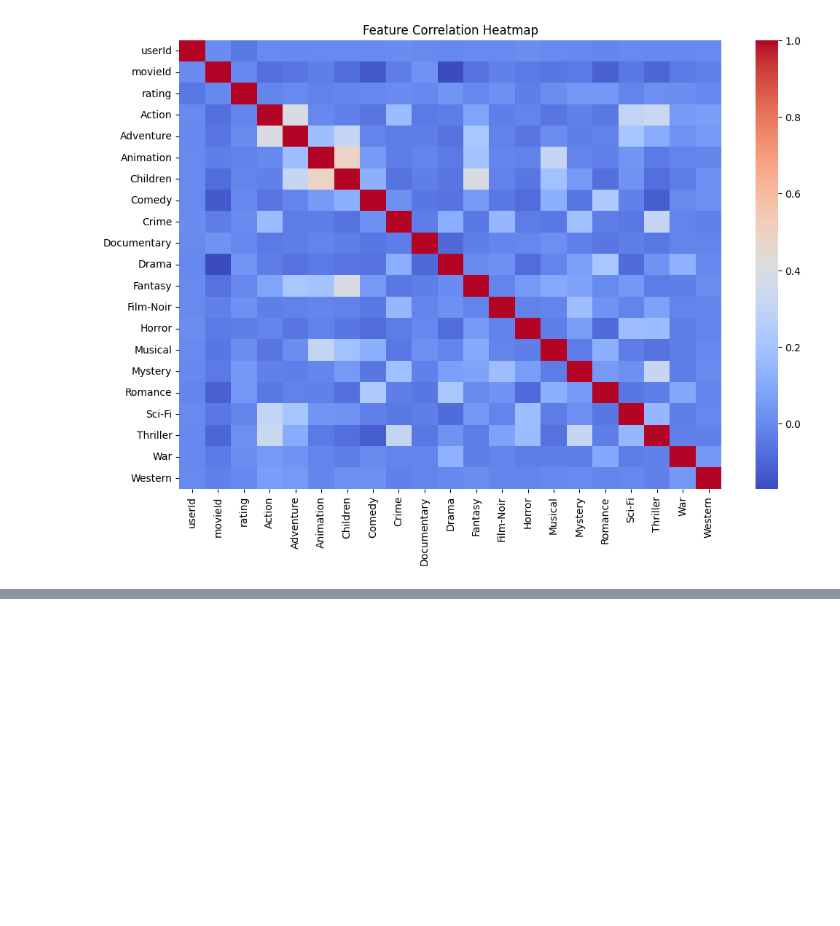
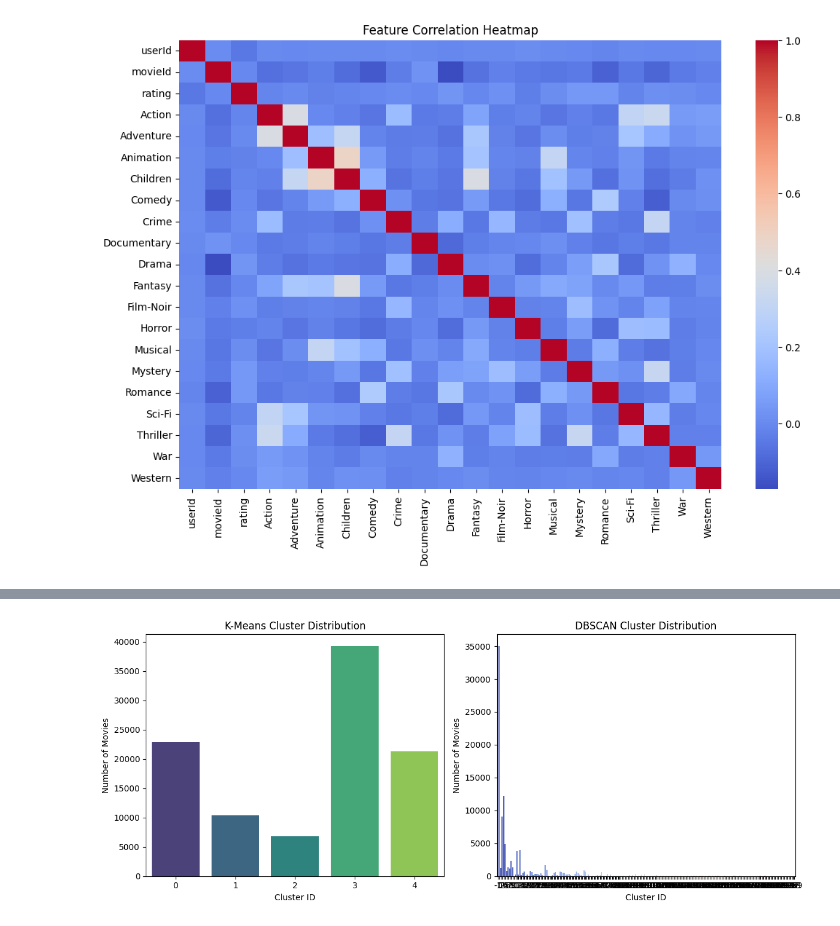
Before and after one commit to rafis-hub/daata_analysisandML, a Jupyter notebook: data_project/MOVIES.ipynb, the cells around one changed output, grey strips where cells are left out. Drawn from its saved outputs; the diff is of its cells as text; code cells hidden in the pictures; blank space fills up the shorter version.

```diff
--- a/data_project/MOVIES.ipynb
+++ b/data_project/MOVIES.ipynb
@@ -404,0 +528,96 @@ Passing `palette` without assigning `hue` is deprecated and will be removed in v
+# %%
+import pandas as pd
+import numpy as np
+import matplotlib.pyplot as plt
+import seaborn as sns
+from sklearn.cluster import KMeans, DBSCAN
+from sklearn.preprocessing import StandardScaler, MinMaxScaler
+from sklearn.decomposition import PCA
+from sklearn.metrics import calinski_harabasz_score, silhouette_score, davies_bouldin_score
+
+
+# Step 2: Clustering Comparison - K-Means vs. DBSCAN
+
+# Reduce Feature Dimensionality with PCA for Faster Clustering
+pca = PCA(n_components=10)
+features_reduced = pca.fit_transform(features_scaled)
+
+# Apply Optimized K-Means
+best_k = 5  # Assuming K=5 from previous analysis
+kmeans = KMeans(n_clusters=best_k, random_state=42, n_init=10)
+kmeans_labels = kmeans.fit_predict(features_reduced)
+
+# Apply Optimized DBSCAN
+best_eps = 0.5  # Use best DBSCAN parameters found earlier
+best_min_samples = 3
+dbscan_opt = DBSCAN(eps=best_eps, min_samples=best_min_samples)
+dbscan_labels_opt = dbscan_opt.fit_predict(features_reduced)
+
+
+# Compute Clustering Metrics
+silhouette_kmeans = silhouette_score(features_reduced, kmeans_labels)
+davies_bouldin_kmeans = davies_bouldin_score(features_reduced, kmeans_labels)
+ch_kmeans = calinski_harabasz_score(features_reduced, kmeans_labels)
+
+silhouette_dbscan = silhouette_score(features_reduced, dbscan_labels_opt) if len(set(dbscan_labels_opt)) > 1 else None
+davies_bouldin_dbscan = davies_bouldin_score(features_reduced, dbscan_labels_opt) if len(set(dbscan_labels_opt)) > 1 else None
+ch_dbscan = calinski_harabasz_score(features_reduced, dbscan_labels_opt) if len(set(dbscan_labels_opt)) > 1 else None
+
+# Print Clustering Comparison Results
+print("\nClustering Comparison:")
+print(f"K-Means (K={best_k}):")
+print(f"- Silhouette Score: {silhouette_kmeans:.4f}")
+print(f"- Davies-Bouldin Index: {davies_bouldin_kmeans:.4f}")
+print(f"- Calinski-Harabasz Index: {ch_kmeans:.4f}")
+
+print(f"\nDBSCAN (eps={best_eps}, min_samples={best_min_samples}):")
+print(f"- Silhouette Score: {silhouette_dbscan:.4f}")
+print(f"- Davies-Bouldin Index: {davies_bouldin_dbscan:.4f}")
+print(f"- Calinski-Harabasz Index: {ch_dbscan:.4f}")
+
+# Detailed Cluster Label Analysis
+print("\nK-Means Cluster Distribution:")
+kmeans_cluster_counts = pd.Series(kmeans_labels).value_counts()
+print(kmeans_cluster_counts)
+
+print("\nDBSCAN Cluster Distribution:")
+dbscan_cluster_counts = pd.Series(dbscan_labels_opt).value_counts()
+print(dbscan_cluster_counts)
+
+# Visualize Cluster Distributions
+fig, axes = plt.subplots(1, 2, figsize=(12, 5))
+
+# K-Means Cluster Distribution
+sns.barplot(x=kmeans_cluster_counts.index, y=kmeans_cluster_counts.values, ax=axes[0], palette="viridis")
+axes[0].set_title("K-Means Cluster Distribution")
+axes[0].set_xlabel("Cluster ID")
+axes[0].set_ylabel("Number of Movies")
+
+# DBSCAN Cluster Distribution
+sns.barplot(x=dbscan_cluster_counts.index, y=dbscan_cluster_counts.values, ax=axes[1], palette="coolwarm")
+axes[1].set_title("DBSCAN Cluster Distribution")
+axes[1].set_xlabel("Cluster ID")
+axes[1].set_ylabel("Number of Movies")
+
+plt.tight_layout()
+plt.show()
+
+# Visualize Clusters with PCA
+fig, axes = plt.subplots(1, 2, figsize=(14, 6))
+
+# K-Means Visualization
+sns.scatterplot(x=features_reduced[:, 0], y=features_reduced[:, 1], hue=kmeans_labels, palette="viridis", ax=axes[0], s=50)
+axes[0].set_title(f"K-Means Clustering (K={best_k})")
+axes[0].set_xlabel("PCA Component 1")
+axes[0].set_ylabel("PCA Component 2")
+axes[0].legend(title="Cluster")
+
+# DBSCAN Visualization
+sns.scatterplot(x=features_reduced[:, 0], y=features_reduced[:, 1], hue=dbscan_labels_opt, palette="coolwarm", ax=axes[1], s=50)
+axes[1].set_title(f"DBSCAN Clustering (eps={best_eps}, min_samples={best_min_samples})")
+axes[1].set_xlabel("PCA Component 1")
+axes[1].set_ylabel("PCA Component 2")
+axes[1].legend(title="Cluster")
+
+plt.show()
+# %% [output]
@@ -404,0 +648 @@ Passing `palette` without assigning `hue` is deprecated and will be removed in v
+[figure, added]
```
Also changed, not shown: parts of 7 cells of this notebook.
